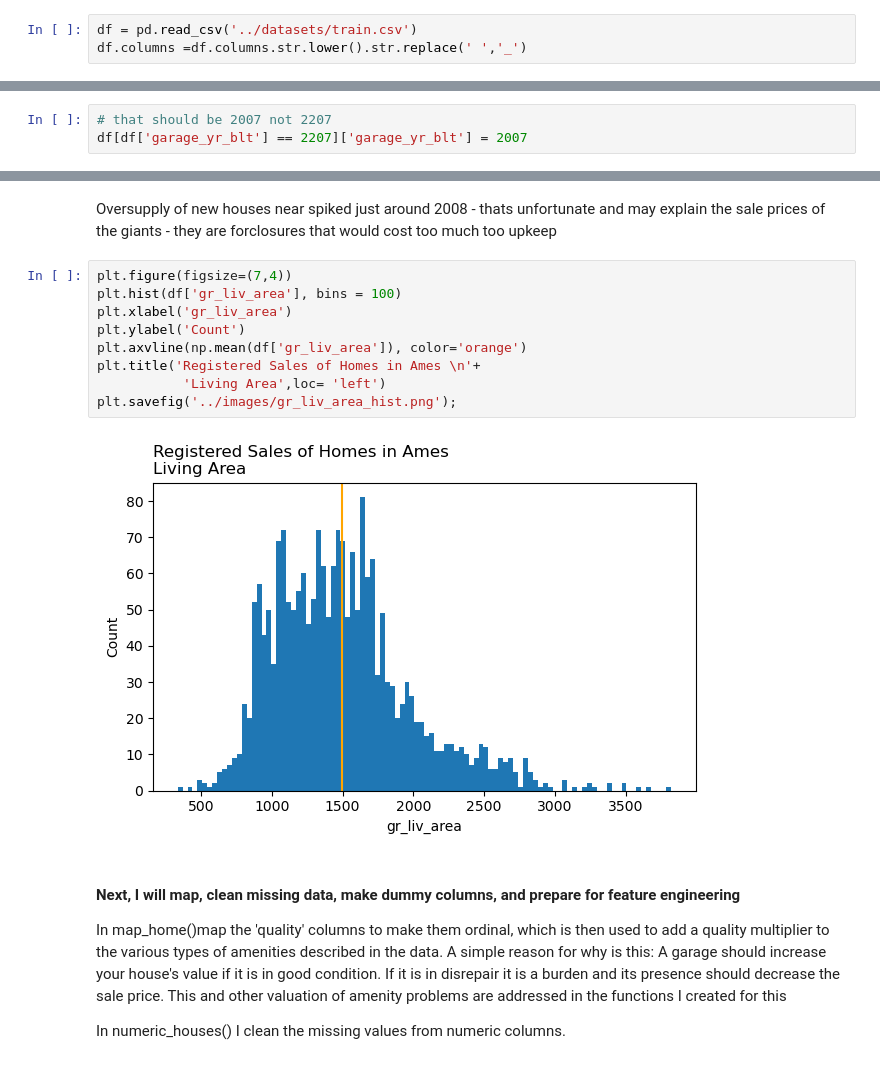
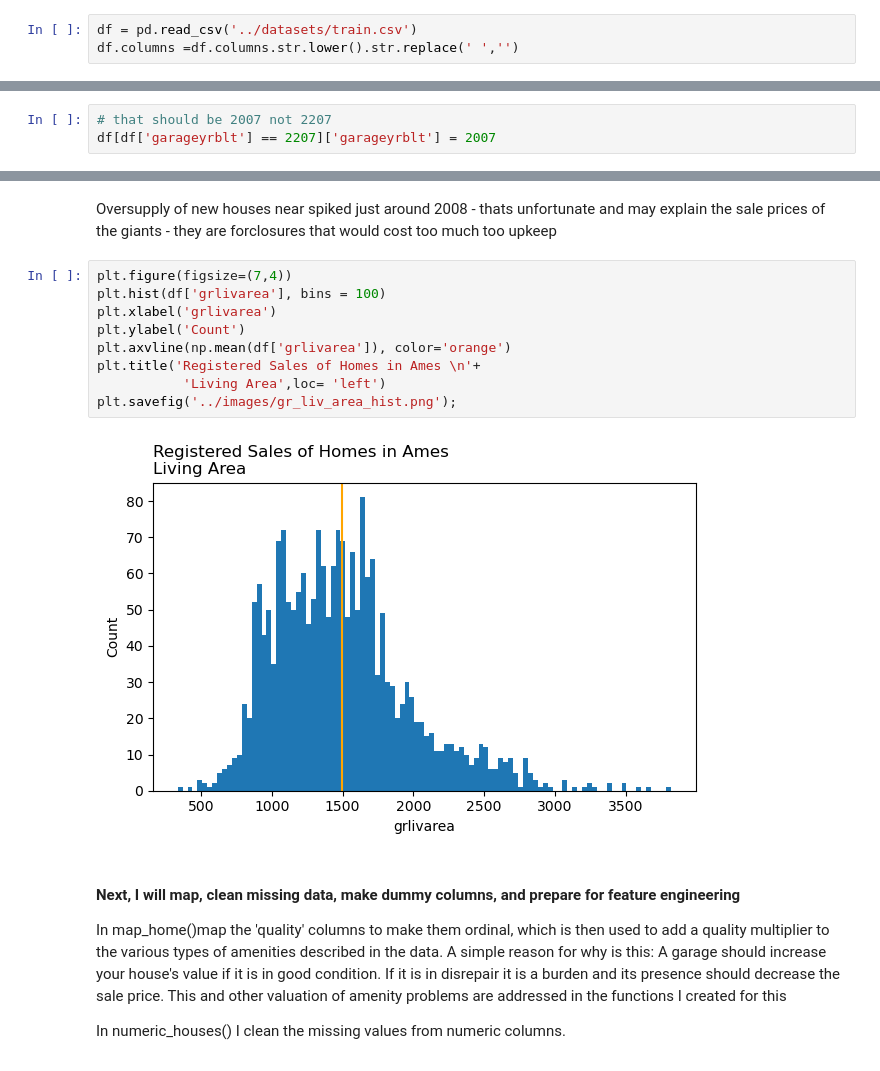
Before and after one commit to seanhulseman/Ames-Housing-Price-Prediction, a Jupyter notebook: code/ames_housing_project_organized.ipynb, the cells around one changed output, grey strips where cells are left out. Drawn from its saved outputs; the diff is of its cells as text.

```diff
--- a/code/ames_housing_project_organized.ipynb
+++ b/code/ames_housing_project_organized.ipynb
@@ -17,7 +17,7 @@ warnings.filterwarnings('ignore')
 ## Read in the labaled data
 # %%
 df = pd.read_csv('../datasets/train.csv')
-df.columns =df.columns.str.lower().str.replace(' ','_')
+df.columns =df.columns.str.lower().str.replace(' ','')
 # %% [markdown]
 #### Taking a peek at the missing values in two ways
 # %% [markdown]
@@ -131,6 +131,6 @@ df[df['garage_yr_blt'] > 2010]
 # %%
 # that should be 2007 not 2207
-df[df['garage_yr_blt'] == 2207]['garage_yr_blt'] = 2007
+df[df['garageyrblt'] == 2207]['garageyrblt'] = 2007
 # %%
 # is something weird about the basements in iowa?
 # basements more than 2 std dev from the mean
@@ -422,15 +399,15 @@ plt.savefig('../images/year_built_hist.png');
 Oversupply of new houses near spiked just around 2008 - thats unfortunate and may explain the sale prices of the giants - they are forclosures that would cost too much too upkeep
 # %%
 plt.figure(figsize=(7,4))
-plt.hist(df['gr_liv_area'], bins = 100)
-plt.xlabel('gr_liv_area')
+plt.hist(df['grlivarea'], bins = 100)
+plt.xlabel('grlivarea')
 plt.ylabel('Count')
-plt.axvline(np.mean(df['gr_liv_area']), color='orange')
+plt.axvline(np.mean(df['grlivarea']), color='orange')
 plt.title('Registered Sales of Homes in Ames \n'+
            'Living Area',loc= 'left')
 plt.savefig('../images/gr_liv_area_hist.png');
 # %% [output]
-[figure, old version]
+[figure, new version]
 # %% [markdown]
 #### Next, I will map, clean missing data, make dummy columns, and prepare for feature engineering
 In map_home()map the 'quality' columns to make them ordinal, which is then used to add a quality multiplier to the various types of amenities described in the data. A simple reason for why is this: A garage should increase your house's value if it is in good condition. If it is in disrepair it is a burden and its presence should decrease the sale price. This and other valuation of amenity problems are addressed in the functions I created for this
```
Also changed, not shown: parts of 49 cells of this notebook, 8 other files.
